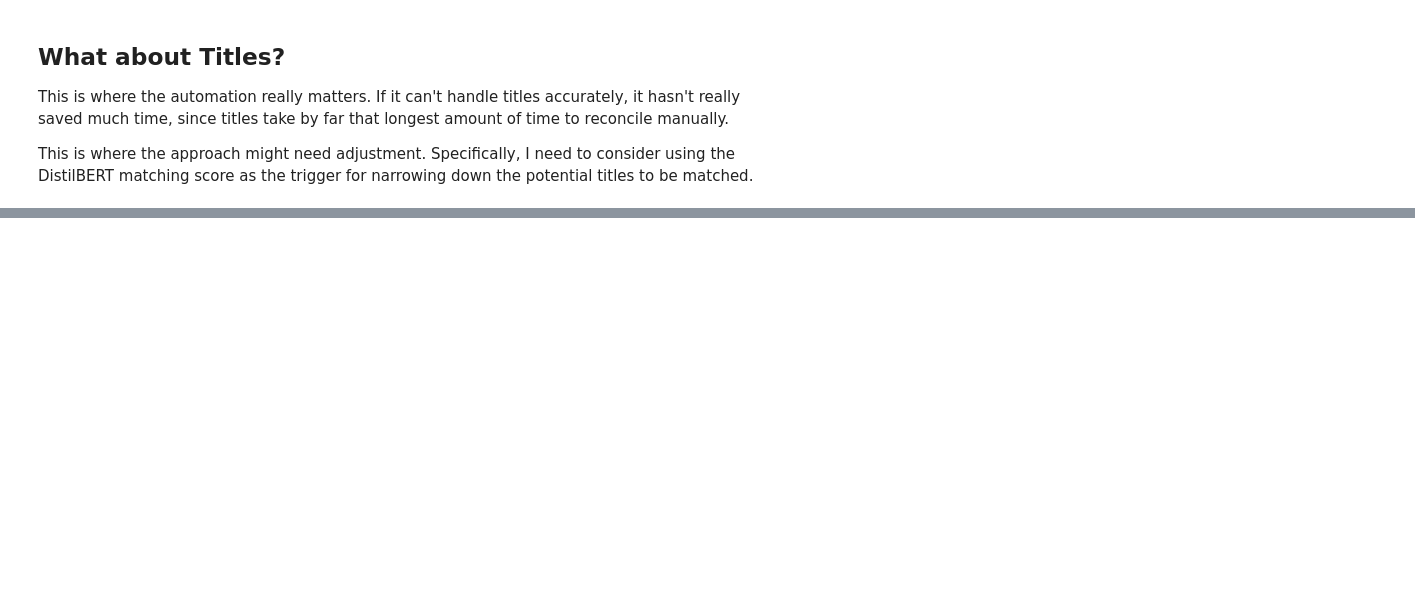
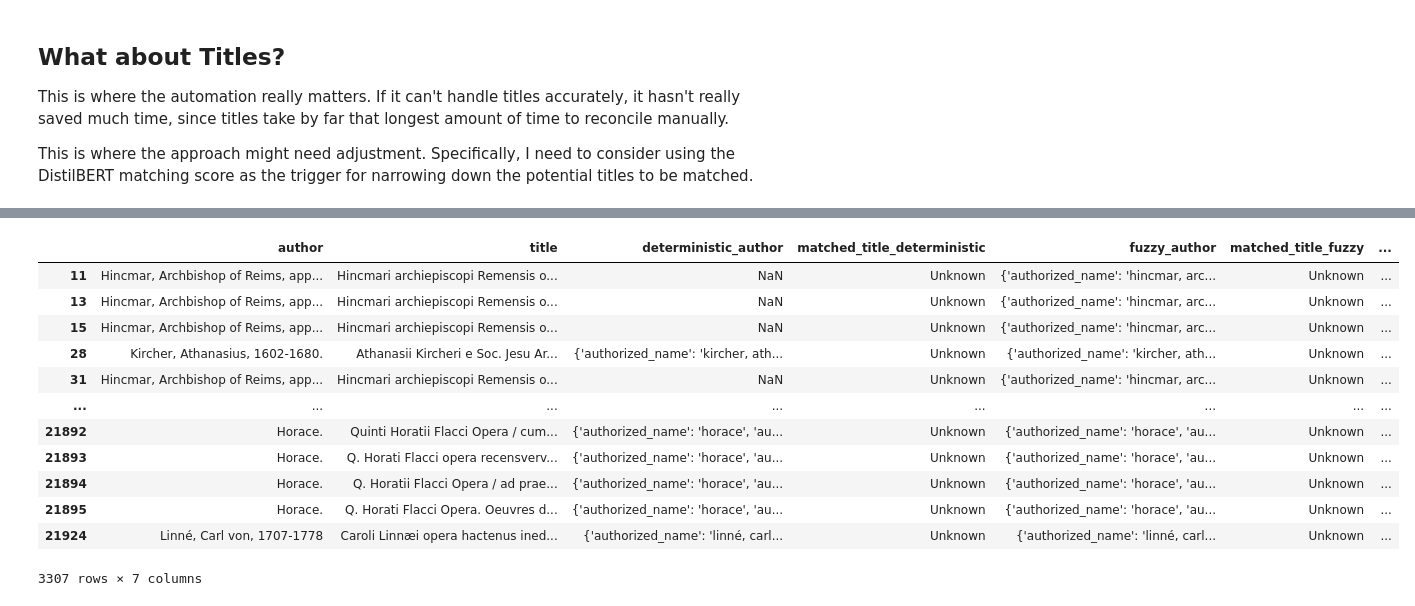
Before and after one commit to sjhuskey/dll-hybrid, a Jupyter notebook: python/analysis-2.ipynb, the cells around one changed output, grey strips where cells are left out. Cells and saved outputs as stored; diff of their text form; code cells hidden in the pictures; blank space fills up the shorter version.

```diff
--- a/python/analysis-2.ipynb
+++ b/python/analysis-2.ipynb
@@ -426,4 +428,4 @@ This is where the automation really matters. If it can't handle titles accuratel
 
 This is where the approach might need adjustment. Specifically, I need to consider using the DistilBERT matching score as the trigger for narrowing down the potential titles to be matched.
 # %%
-# title_df = df[['author','title','deterministic_title', 'fuzzy_author','fuzzy_title','fuzzy_title_score']]
+title_df = df[['author','title','deterministic_author','matched_title_deterministic', 'fuzzy_author','matched_title_fuzzy','fuzzy_title_score']]
@@ -433,0 +504,3 @@ This is where the approach might need adjustment. Specifically, I need to consid
+# %%
+unknown_titles = title_df[(title_df['matched_title_deterministic'] == "Unknown") & (title_df['matched_title_fuzzy'] == "Unknown")]
+unknown_titles.info()
@@ -433,0 +522,3 @@ This is where the approach might need adjustment. Specifically, I need to consid
+# %%
+unknown_titles_known_authors = unknown_titles[~unknown_titles['author'].isin(unmatched_authors_set)]
+unknown_titles_known_authors.info()
@@ -433,0 +592,30 @@ This is where the approach might need adjustment. Specifically, I need to consid
+# %%
+# Define the words to look for in the 'title' column
+words = ['opera', 'omnia']
+
+# Create a regular expression pattern to find any of the words, case-insensitive
+pattern = '|'.join(words)  # This will be 'opera|omnia'
+case_insensitive_pattern = f'(?i){pattern}'  # (?i) makes it case-insensitive
+
+# Find rows where the 'title' contains either 'opera' or 'omnia'
+matches = unknown_titles_known_authors['title'].str.contains(case_insensitive_pattern, na=False)
+
+# Filter the DataFrame to only those rows
+filtered_df = unknown_titles_known_authors[matches]
+
+# Print or return the filtered DataFrame
+display(filtered_df)
+# %% [output]
+|  | author | title | deterministic_author | matched_title_deterministic | fuzzy_author | matched_title_fuzzy | ... |
+| 11 | Hincmar, Archbishop of Reims, app... | Hincmari archiepiscopi Remensis o... | NaN | Unknown | {'authorized_name': 'hincmar, arc... | Unknown | ... |
+| 13 | Hincmar, Archbishop of Reims, app... | Hincmari archiepiscopi Remensis o... | NaN | Unknown | {'authorized_name': 'hincmar, arc... | Unknown | ... |
+| 15 | Hincmar, Archbishop of Reims, app... | Hincmari archiepiscopi Remensis o... | NaN | Unknown | {'authorized_name': 'hincmar, arc... | Unknown | ... |
+| 28 | Kircher, Athanasius, 1602-1680. | Athanasii Kircheri e Soc. Jesu Ar... | {'authorized_name': 'kircher, ath... | Unknown | {'authorized_name': 'kircher, ath... | Unknown | ... |
+| 31 | Hincmar, Archbishop of Reims, app... | Hincmari archiepiscopi Remensis o... | NaN | Unknown | {'authorized_name': 'hincmar, arc... | Unknown | ... |
+| ... | ... | ... | ... | ... | ... | ... | ... |
+| 21892 | Horace. | Quinti Horatii Flacci Opera / cum... | {'authorized_name': 'horace', 'au... | Unknown | {'authorized_name': 'horace', 'au... | Unknown | ... |
+| 21893 | Horace. | Q. Horati Flacci opera recensverv... | {'authorized_name': 'horace', 'au... | Unknown | {'authorized_name': 'horace', 'au... | Unknown | ... |
+| 21894 | Horace. | Q. Horatii Flacci Opera / ad prae... | {'authorized_name': 'horace', 'au... | Unknown | {'authorized_name': 'horace', 'au... | Unknown | ... |
+| 21895 | Horace. | Q. Horati Flacci Opera. Oeuvres d... | {'authorized_name': 'horace', 'au... | Unknown | {'authorized_name': 'horace', 'au... | Unknown | ... |
+| 21924 | Linné, Carl von, 1707-1778 | Caroli Linnæi opera hactenus ined... | {'authorized_name': 'linné, carl... | Unknown | {'authorized_name': 'linné, carl... | Unknown | ... |
+3307 rows × 7 columns
```
Also changed, not shown: parts of 48 cells of this notebook, 15 other files.
